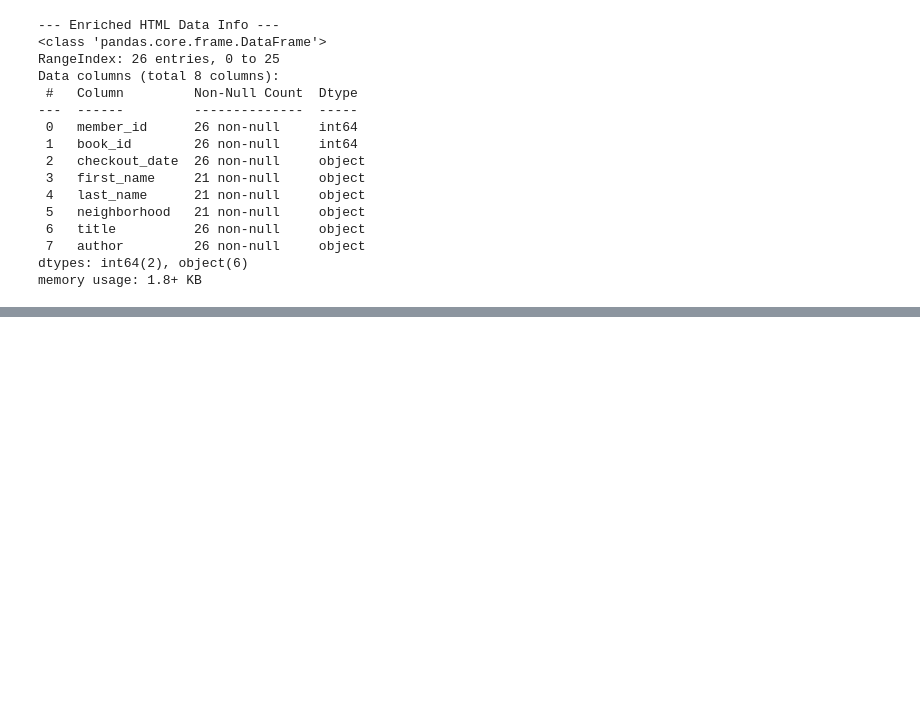
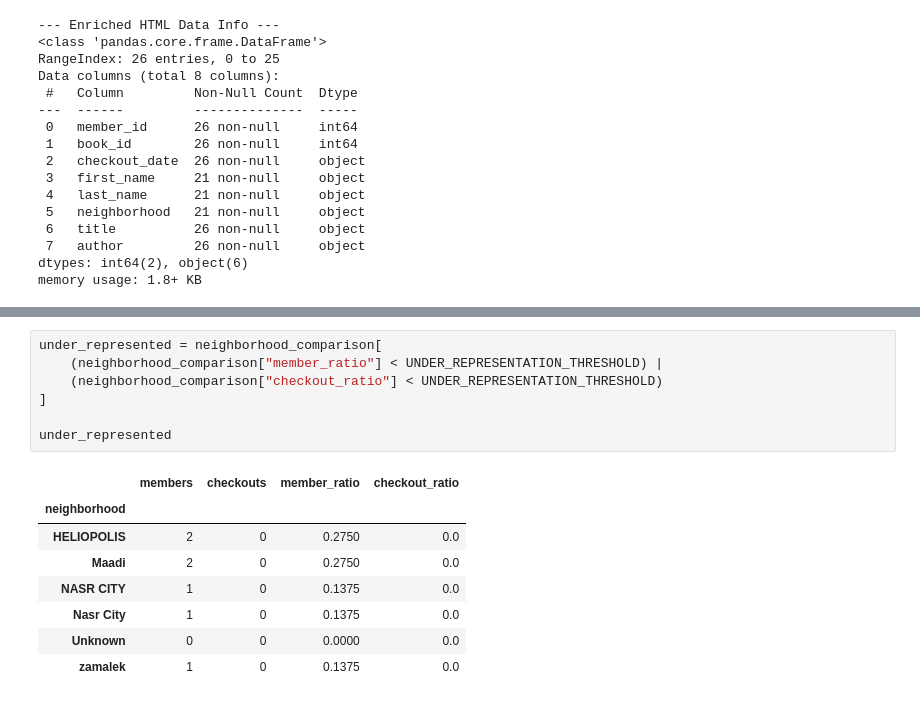
Before and after one commit to 30804230101333/library-project, a Jupyter notebook: 30804230101333_Library.ipynb, the cells around one changed output, grey strips where cells are left out. Drawn from its saved outputs; the diff is of its cells as text; blank space fills up the shorter version.

```diff
--- a/30804230101333_Library.ipynb
+++ b/30804230101333_Library.ipynb
@@ -2661,0 +2753,16 @@ memory usage: 1.8+ KB
+# %%
+under_represented = neighborhood_comparison[
+    (neighborhood_comparison["member_ratio"] < UNDER_REPRESENTATION_THRESHOLD) |
+    (neighborhood_comparison["checkout_ratio"] < UNDER_REPRESENTATION_THRESHOLD)
+]
+
+under_represented
+# %% [output]
+|  | members | checkouts | member_ratio | checkout_ratio |
+| neighborhood |  |  |  |  |
+| HELIOPOLIS | 2 | 0 | 0.2750 | 0.0 |
+| Maadi | 2 | 0 | 0.2750 | 0.0 |
+| NASR CITY | 1 | 0 | 0.1375 | 0.0 |
+| Nasr City | 1 | 0 | 0.1375 | 0.0 |
+| Unknown | 0 | 0 | 0.0000 | 0.0 |
+| zamalek | 1 | 0 | 0.1375 | 0.0 |
```
Also changed, not shown: parts of 9 cells of this notebook.
